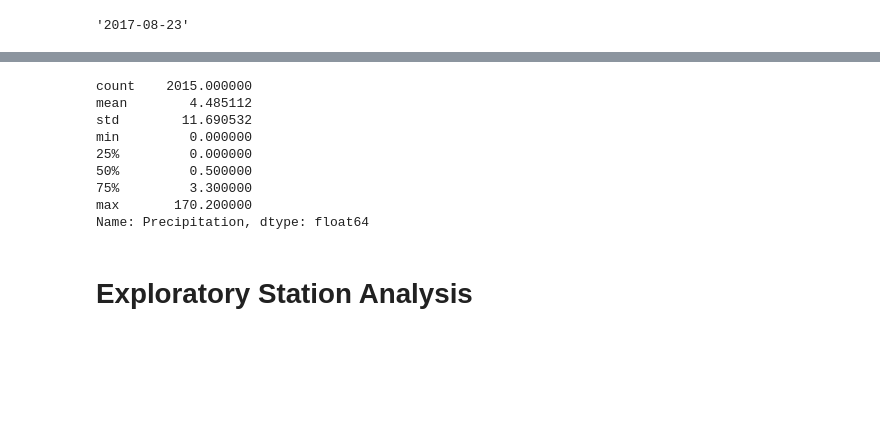
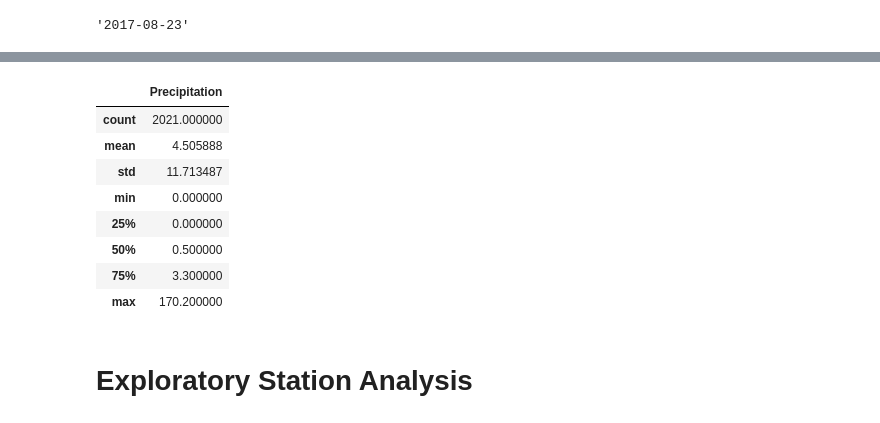
Before and after one commit to nickjaycarr88/sqlalchemy-challenge-surfs-up, a Jupyter notebook: Starter_Code/climate_starter.ipynb, the cells around one changed output, grey strips where cells are left out. Cells and saved outputs as stored; diff of their text form; code cells hidden in the pictures; blank space fills up the shorter version.

```diff
--- a/Starter_Code/climate_starter.ipynb
+++ b/Starter_Code/climate_starter.ipynb
@@ -102,0 +84,4 @@ plt.show()
+# %%
+# Perform a query to retrieve the data and precipitation scores
+last_12_months_precipitation = session.query(Measurement.date, Measurement.prcp).filter((Measurement.date >= one_year_ago_date)).all()
+last_12_months_precipitation
@@ -103,16 +152,16 @@ plt.show()
 # %%
 # Use Pandas to calcualte the summary statistics for the precipitation data
-precipitation_date_df["Precipitation"].describe()
+precipitation_date_df.describe()
 # %% [output]
-count    2015.000000
-mean        4.485112
-std        11.690532
-min         0.000000
-25%         0.000000
-50%         0.500000
-75%         3.300000
-max       170.200000
-Name: Precipitation, dtype: float64
+|  | Precipitation |
+| count | 2021.000000 |
+| mean | 4.505888 |
+| std | 11.713487 |
+| min | 0.000000 |
+| 25% | 0.000000 |
+| 50% | 0.500000 |
+| 75% | 3.300000 |
+| max | 170.200000 |
 # %% [markdown]
 # Exploratory Station Analysis
 # %%
```
Also changed, not shown: parts of 19 cells of this notebook, 5 other files.
